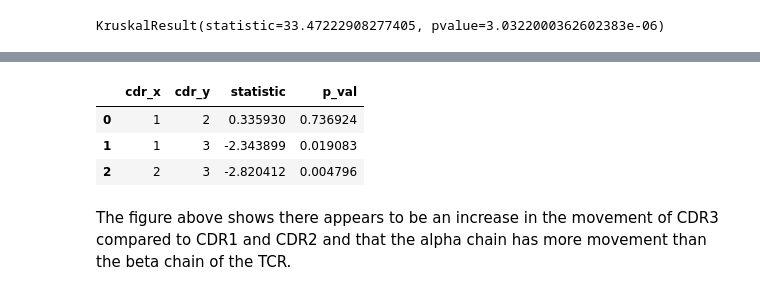
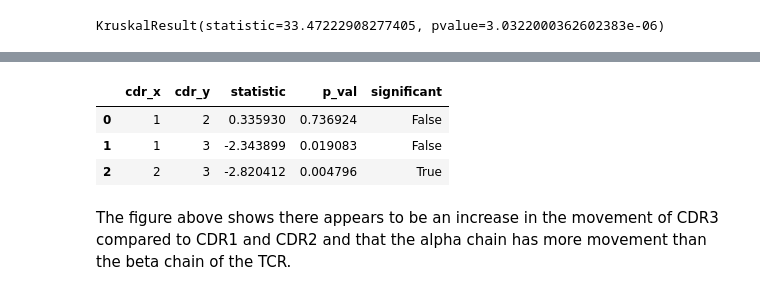
Before and after one commit to benjiemc/tcr-pmhc-interface-analysis, a Jupyter notebook: notebooks/Comparison_of_apo_and_holo_CDR_loops.ipynb, the cells around one changed output, grey strips where cells are left out. Drawn from its saved outputs; the diff is of its cells as text; code cells hidden in the pictures.

```diff
--- a/notebooks/Comparison_of_apo_and_holo_CDR_loops.ipynb
+++ b/notebooks/Comparison_of_apo_and_holo_CDR_loops.ipynb
@@ -48,22 +48,22 @@ Now that the structures have been align, RMSD can be computed between all states
 # %%
 def categorize_movement(rmsd: float) -> str:
     if rmsd < NOISE_LEVEL:
-        return 'little movement'
+        return 'Little Movement'
 
     if NOISE_LEVEL <= rmsd < 1.0:
-        return 'some movement'
+        return 'Some Movement'
 
     if 1.0 <= rmsd < 2.0:
-        return 'movement'
+        return 'Movement'
 
     if 2.0 <= rmsd < 4.0:
-        return 'large movement'
+        return 'Large Movement'
 
     if 4.0 <= rmsd:
-        return 'significant movement'
+        return 'Significant Movement'
 
 
-movement_order = pd.CategoricalDtype(categories=['little movement', 'some movement', 'movement', 'large movement', 'significant movement'], ordered=True)
+movement_order = pd.CategoricalDtype(categories=['Little Movement', 'Some Movement', 'Movement', 'Large Movement', 'Significant Movement'], ordered=True)
 # %% [markdown]
 ### Framework Alignment
 # %%
@@ -212,4 +212,6 @@ results_loop
 Since RMSD was calculated for all pairings of the same TCR, the apo-holo (or holo-apo) comparisons were selected.
 # %% [markdown]
 ### Framework Alignment
+# %%
+results_framework['chain_type_formatted'] = results_framework['chain_type'].str.replace('_', ' ').str.title()
 # %%
@@ -277,33 +292,35 @@ pd.DataFrame({
 # %%
-treatments = [(cdr, df['rmsd'].to_numpy()) for cdr, df in results_framework.query("comparison == 'apo-holo'").groupby('cdr')]
+combos = list(itertools.combinations([(cdr, df['rmsd'].to_numpy())
+                                       for cdr, df in results_framework.query("comparison == 'apo-holo'").groupby('cdr')], 2))
 
-cdr_xs = []
-cdr_ys = []
+significance_level = 0.05 / len(combos)
 
-statistics = []
-p_vals = []
+framework_stats = {
+    'cdr_x': [],
+    'cdr_y': [],
+    'statistic': [],
+    'p_val': [],
+}
 
-for (cdr_x, sample_x), (cdr_y, sample_y) in itertools.combinations(treatments, 2):
+for (cdr_x, sample_x), (cdr_y, sample_y) in combos:
     stat, p_val = scipy.stats.ranksums(sample_x, sample_y)
 
 
-    cdr_xs.append(cdr_x)
-    cdr_ys.append(cdr_y)
+    framework_stats['cdr_x'].append(cdr_x)
+    framework_stats['cdr_y'].append(cdr_y)
 
-    statistics.append(stat)
-    p_vals.append(p_val)
+    framework_stats['statistic'].append(stat)
+    framework_stats['p_val'].append(p_val)
 
-pd.DataFrame({
-    'cdr_x': cdr_xs,
-    'cdr_y': cdr_ys,
-    'statistic': statistics,
-    'p_val': p_vals,
-})
+framework_stats = pd.DataFrame(framework_stats)
+framework_stats['significant'] =  framework_stats['p_val'] < significance_level
+
+framework_stats
 # %% [output]
-|  | cdr_x | cdr_y | statistic | p_val |
-| 0 | 1 | 2 | 0.335930 | 0.736924 |
-| 1 | 1 | 3 | -2.343899 | 0.019083 |
-| 2 | 2 | 3 | -2.820412 | 0.004796 |
+|  | cdr_x | cdr_y | statistic | p_val | significant |
+| 0 | 1 | 2 | 0.335930 | 0.736924 | False |
+| 1 | 1 | 3 | -2.343899 | 0.019083 | False |
+| 2 | 2 | 3 | -2.820412 | 0.004796 | True |
 # %% [markdown]
 The figure above shows there appears to be an increase in the movement of CDR3 compared to CDR1 and CDR2 and that the alpha chain has more movement than the beta chain of the TCR.
 # %%
```
Also changed, not shown: parts of 17 cells of this notebook, 3 other files.
